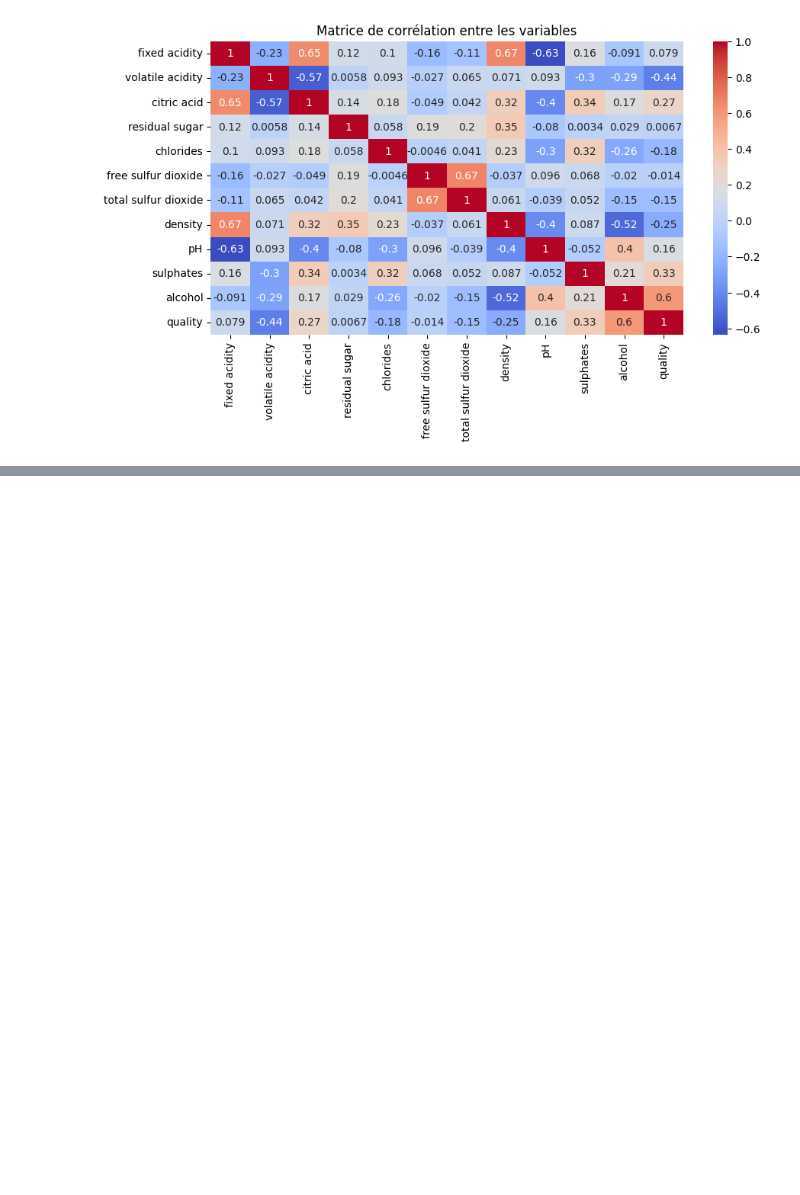
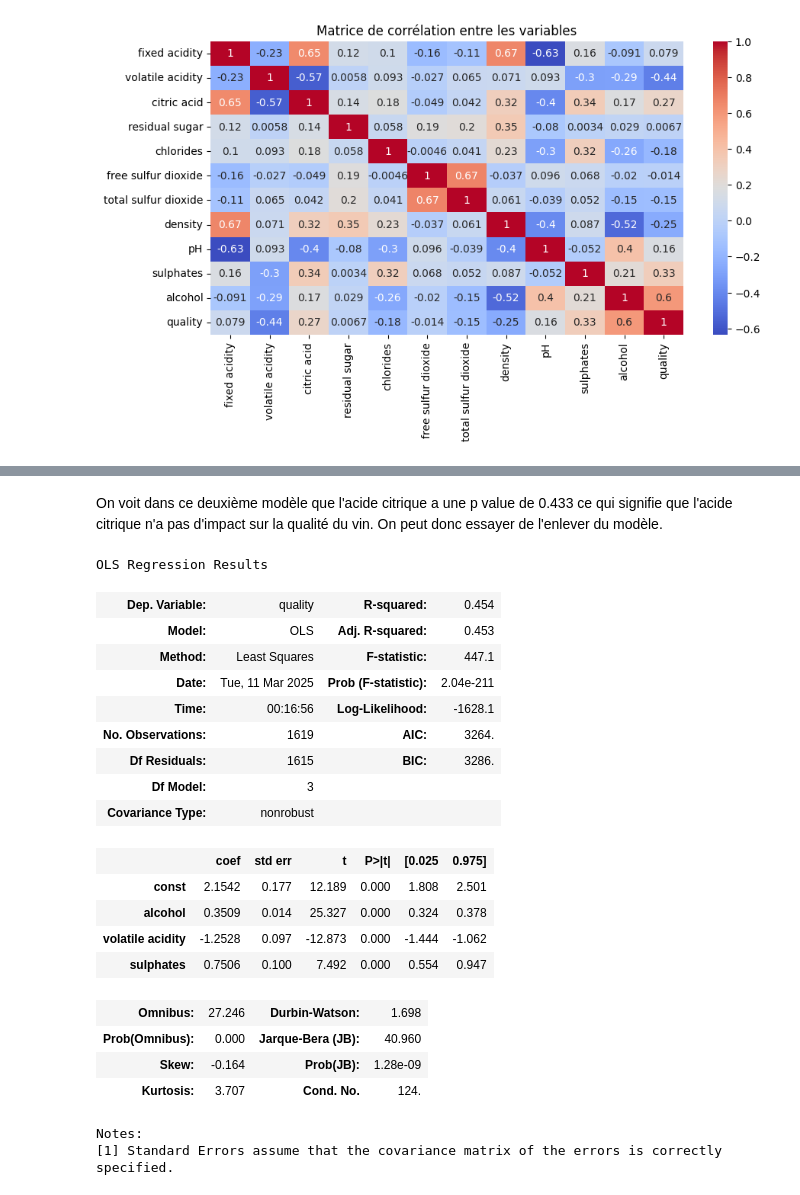
Before and after one commit to PhilippeMath49/ProjetVinasse, a Jupyter notebook: src/Notebook.ipynb, the cells around one changed output, grey strips where cells are left out. Drawn from its saved outputs; the diff is of its cells as text; code cells hidden in the pictures; blank space fills up the shorter version.

```diff
--- a/src/Notebook.ipynb
+++ b/src/Notebook.ipynb
@@ -563,3 +563,40 @@ OLS Regression Results
 | Kurtosis: | 3.708 | Cond. No. | 132. |
 Notes:
 [1] Standard Errors assume that the covariance matrix of the errors is correctly specified.
+# %% [markdown]
+On voit dans ce deuxième modèle que l'acide citrique a une p value de 0.433 ce qui signifie que l'acide citrique n'a pas d'impact sur la qualité du vin. On peut donc essayer de l'enlever du modèle.
+# %%
+X = df_quality[['alcohol', 'volatile acidity', 'sulphates']]
+y = df_quality['quality']
+
+# Adding a constant to the model (for the intercept)
+X = sm.add_constant(X)
+
+# Fitting the model
+model = sm.OLS(y, X).fit()
+
+# Getting the summary of the regression model
+model_summary = model.summary()
+model_summary
+# %% [output]
+OLS Regression Results
+| Dep. Variable: | quality | R-squared: | 0.454 |
+| Model: | OLS | Adj. R-squared: | 0.453 |
+| Method: | Least Squares | F-statistic: | 447.1 |
+| Date: | Tue, 11 Mar 2025 | Prob (F-statistic): | 2.04e-211 |
+| Time: | 00:16:56 | Log-Likelihood: | -1628.1 |
+| No. Observations: | 1619 | AIC: | 3264. |
+| Df Residuals: | 1615 | BIC: | 3286. |
+| Df Model: | 3 |  |  |
+| Covariance Type: | nonrobust |  |  |
+|  | coef | std err | t | P>|t| | [0.025 | 0.975] |
+| const | 2.1542 | 0.177 | 12.189 | 0.000 | 1.808 | 2.501 |
+| alcohol | 0.3509 | 0.014 | 25.327 | 0.000 | 0.324 | 0.378 |
+| volatile acidity | -1.2528 | 0.097 | -12.873 | 0.000 | -1.444 | -1.062 |
+| sulphates | 0.7506 | 0.100 | 7.492 | 0.000 | 0.554 | 0.947 |
+| Omnibus: | 27.246 | Durbin-Watson: | 1.698 |
+| Prob(Omnibus): | 0.000 | Jarque-Bera (JB): | 40.960 |
+| Skew: | -0.164 | Prob(JB): | 1.28e-09 |
+| Kurtosis: | 3.707 | Cond. No. | 124. |
+Notes:
+[1] Standard Errors assume that the covariance matrix of the errors is correctly specified.
```
Also changed, not shown: parts of 7 cells of this notebook.
